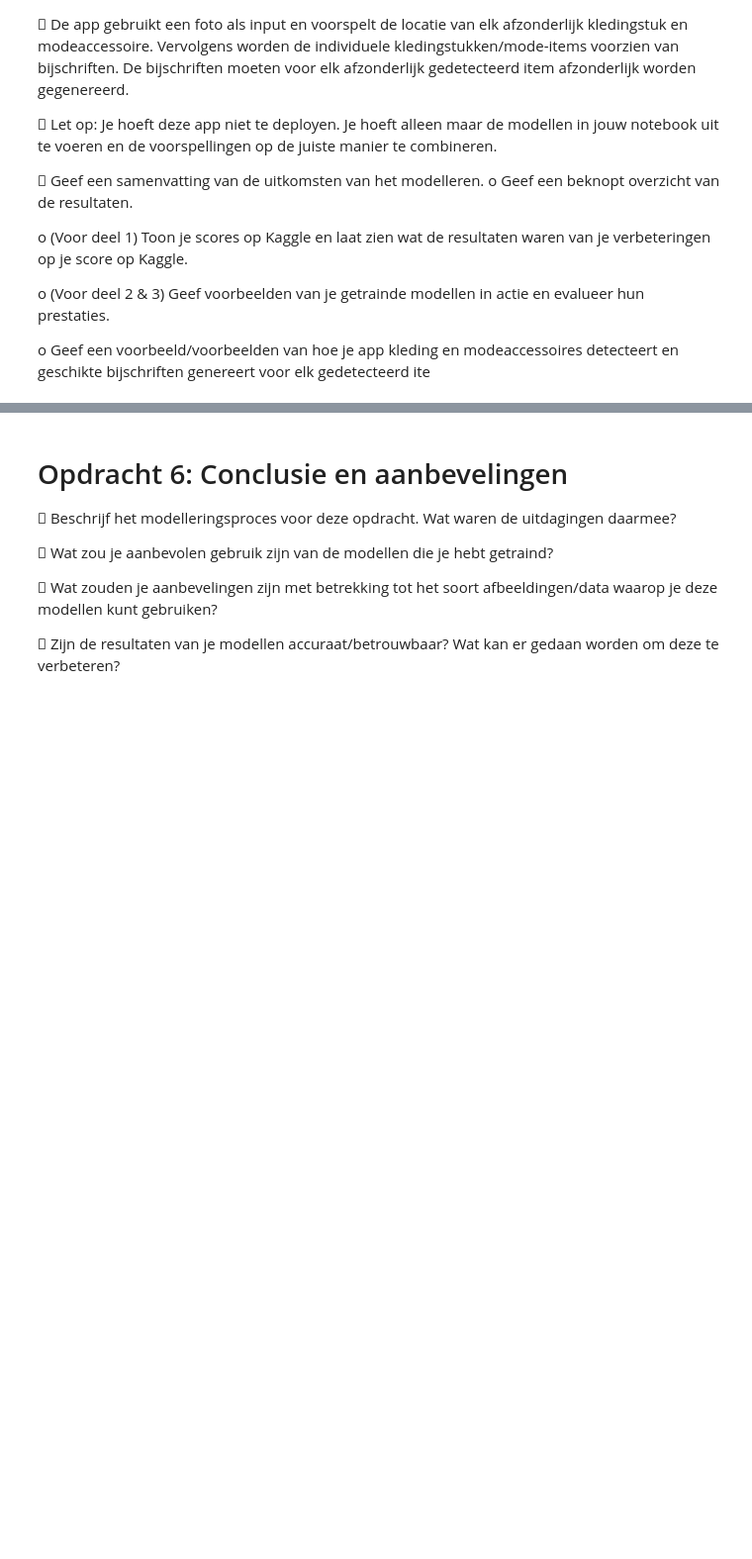
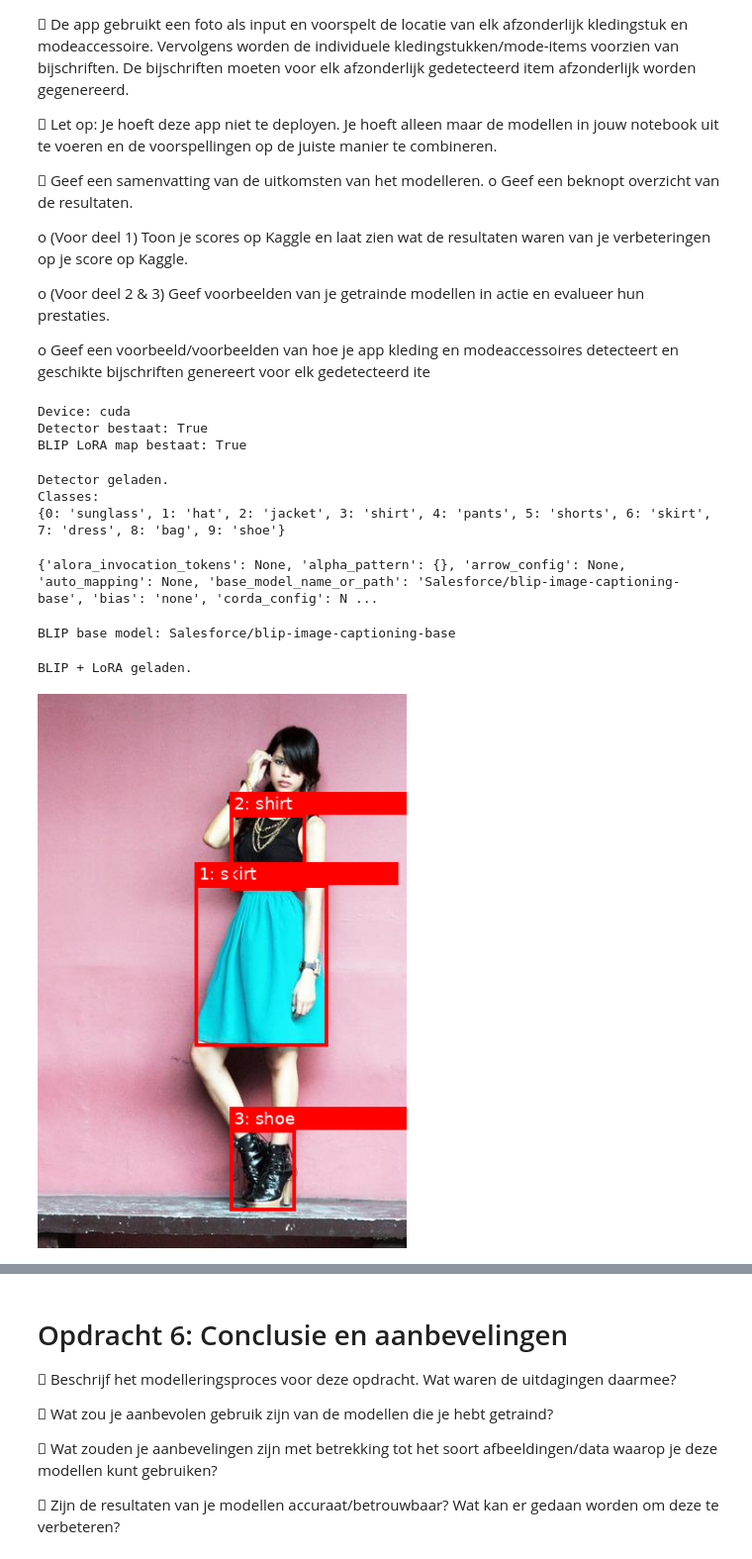
Before and after one commit to 24020338/Deep-Learning-3, a Jupyter notebook: Deep Learning Opdracht 3 Notebook.ipynb, the cells around one changed output, grey strips where cells are left out. Shown at 99% size. Drawn from its saved outputs; the diff is of its cells as text; code cells hidden in the pictures; blank space fills up the shorter version.

```diff
--- a/Deep Learning Opdracht 3 Notebook.ipynb
+++ b/Deep Learning Opdracht 3 Notebook.ipynb
@@ -1248,0 +1075,60 @@ detecteert en geschikte bijschriften genereert voor elk gedetecteerd ite
+# %%
+DETECTOR_PATH = "/home/beef/Downloads/models_run/ultimate_gen_mirror/weights/best.pt"
+
+BLIP_LORA_DIR = "/home/beef/Downloads/karaoke-k-klassificatie-2026/Deep-Learning-3/blip-hm-lora/"
+
+DEVICE = "cuda" if torch.cuda.is_available() else "cpu"
+
+print("Device:", DEVICE)
+print("Detector bestaat:", Path(DETECTOR_PATH).exists())
+print("BLIP LoRA map bestaat:", Path(BLIP_LORA_DIR).exists())
+# %% [output]
+Device: cuda
+Detector bestaat: True
+BLIP LoRA map bestaat: True
+# %%
+detector = YOLO(DETECTOR_PATH)
+
+print("Detector geladen.")
+print("Classes:")
+print(detector.names)
+# %% [output]
+Detector geladen.
+Classes:
+{0: 'sunglass', 1: 'hat', 2: 'jacket', 3: 'shirt', 4: 'pants', 5: 'shorts', 6: 'skirt', 7: 'dress', 8: 'bag', 9: 'shoe'}
+# %%
+adapter_config_path = Path(BLIP_LORA_DIR) / "adapter_config.json"
+
+with open(adapter_config_path, "r") as f:
+    adapter_config = json.load(f)
+
+print(adapter_config)
+# %% [output]
+{'alora_invocation_tokens': None, 'alpha_pattern': {}, 'arrow_config': None, 'auto_mapping': None, 'base_model_name_or_path': 'Salesforce/blip-image-captioning-base', 'bias': 'none', 'corda_config': N ...
+# %%
+base_model_name = adapter_config.get("base_model_name_or_path", None)
+
+if base_model_name is None or base_model_name == "":
+    base_model_name = "Salesforce/blip-image-captioning-base"
+
+print("BLIP base model:", base_model_name)
+
+processor = BlipProcessor.from_pretrained(base_model_name)
+
+base_caption_model = BlipForConditionalGeneration.from_pretrained(
+    base_model_name,
+    torch_dtype=torch.float16 if DEVICE == "cuda" else torch.float32
+)
+
+caption_model = PeftModel.from_pretrained(
+    base_caption_model,
+    BLIP_LORA_DIR
+)
+
+caption_model = caption_model.to(DEVICE)
+caption_model.eval()
+
+print("BLIP + LoRA geladen.")
+# %% [output]
+BLIP base model: Salesforce/blip-image-captioning-base
+BLIP + LoRA geladen.
@@ -1248,0 +1303,13 @@ detecteert en geschikte bijschriften genereert voor elk gedetecteerd ite
+# %%
+TEST_IMAGE_PATH = "/home/beef/Downloads/942.jpg"  # verander dit naar jouw foto
+
+annotated_image, df_results, raw_results = clothing_caption_app(
+    image_path=TEST_IMAGE_PATH,
+    conf_threshold=0.25,
+    imgsz=640,
+    crop_padding=15
+)
+
+annotated_image
+# %% [output]
+[figure, added]
```
Also changed, not shown: parts of 18 cells of this notebook.
